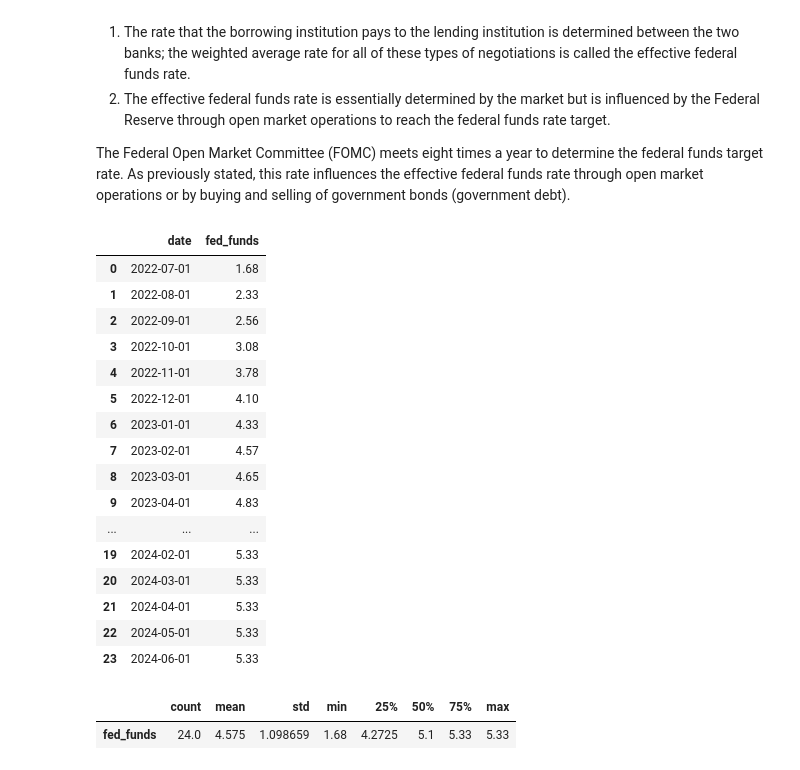
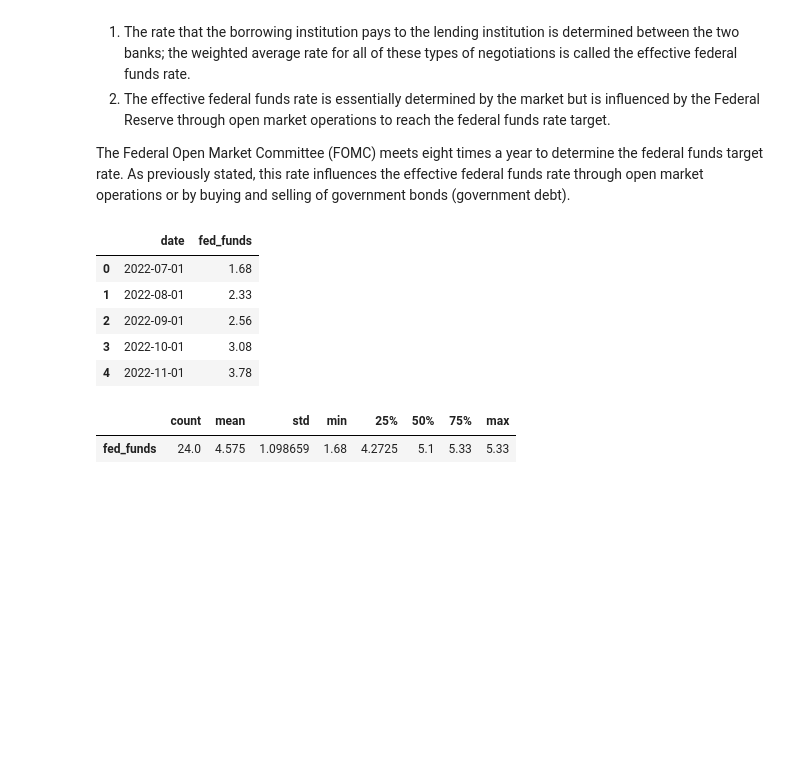
Before and after one commit to Engineer194/Macroeconomic-Analysis-of-the-US-Economy---Part-1, a Jupyter notebook: DATA_Project_v.1.ipynb, the cells around one changed output. Cells and saved outputs as stored; diff of their text form; code cells hidden in the pictures; blank space fills up the shorter version.

```diff
--- a/DATA_Project_v.1.ipynb
+++ b/DATA_Project_v.1.ipynb
@@ -209,26 +198,15 @@ The Federal Open Market Committee (FOMC) meets eight times a year to determine t
 # %%
 fed_funds = pd.read_csv('data/FEDFUNDS.csv') # Read the CSV file
 fed_funds.columns = ["date", "fed_funds"]
-fed_funds
-# ____ Display data in percentages!! ______
+fed_funds.head()
+# ____ Display data in percentages!! ______ Show first rows only...
 # %% [output]
 |  | date | fed_funds |
 | 0 | 2022-07-01 | 1.68 |
 | 1 | 2022-08-01 | 2.33 |
 | 2 | 2022-09-01 | 2.56 |
 | 3 | 2022-10-01 | 3.08 |
 | 4 | 2022-11-01 | 3.78 |
-| 5 | 2022-12-01 | 4.10 |
-| 6 | 2023-01-01 | 4.33 |
-| 7 | 2023-02-01 | 4.57 |
-| 8 | 2023-03-01 | 4.65 |
-| 9 | 2023-04-01 | 4.83 |
-| ... | ... | ... |
-| 19 | 2024-02-01 | 5.33 |
-| 20 | 2024-03-01 | 5.33 |
-| 21 | 2024-04-01 | 5.33 |
-| 22 | 2024-05-01 | 5.33 |
-| 23 | 2024-06-01 | 5.33 |
 # %%
 fed_funds.describe().T
 # %% [output]
```
Also changed, not shown: parts of 10 cells of this notebook.
